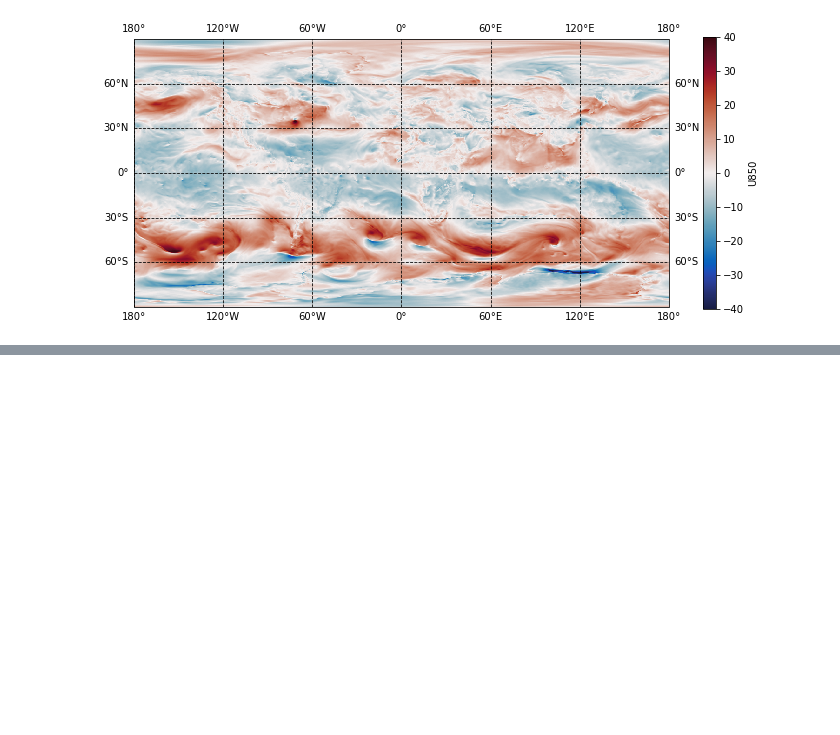
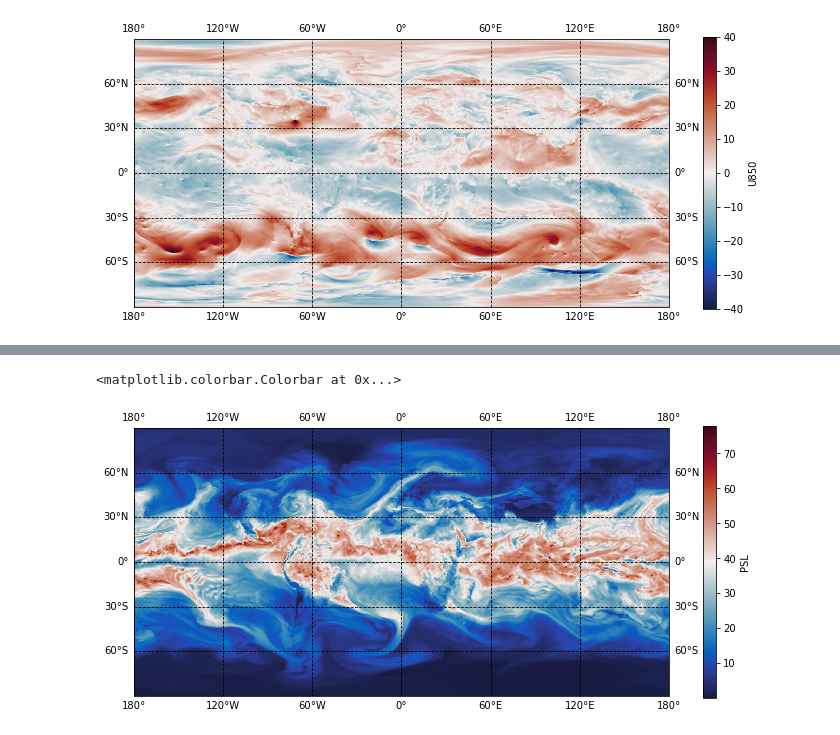
Before and after one commit to Ira-Shokar/CCFCS-Machine-Learning-Workshop, a Jupyter notebook: data_loading.ipynb, the cells around one changed output, grey strips where cells are left out. Saved outputs shown, nothing was run; the diff lists cells and outputs as text; code cells hidden in the pictures; blank space fills up the shorter version.

```diff
--- a/data_loading.ipynb
+++ b/data_loading.ipynb
@@ -100,0 +156,12 @@ We can see the distinctive strong westerly winds over the Southern ocean in the
+# %%
+projection=ccrs.PlateCarree();
+figsize = (12,5)
+TMQ = ds.TMQ.values
+
+fig, ax = map_setup(figsize,projection)
+image = ax.pcolormesh(lon, lat,TMQ[41], transform=ccrs.PlateCarree(), cmap=cmocean.cm.balance)
+#The cmocean module has very nice colour maps. They are listed here: https://matplotlib.org/cmocean/
+fig.colorbar(image, ax=ax, label='PSL')
+# %% [output]
+<matplotlib.colorbar.Colorbar at 0x...>
+[figure, added]
```
Also changed, not shown: parts of 36 cells of this notebook.
